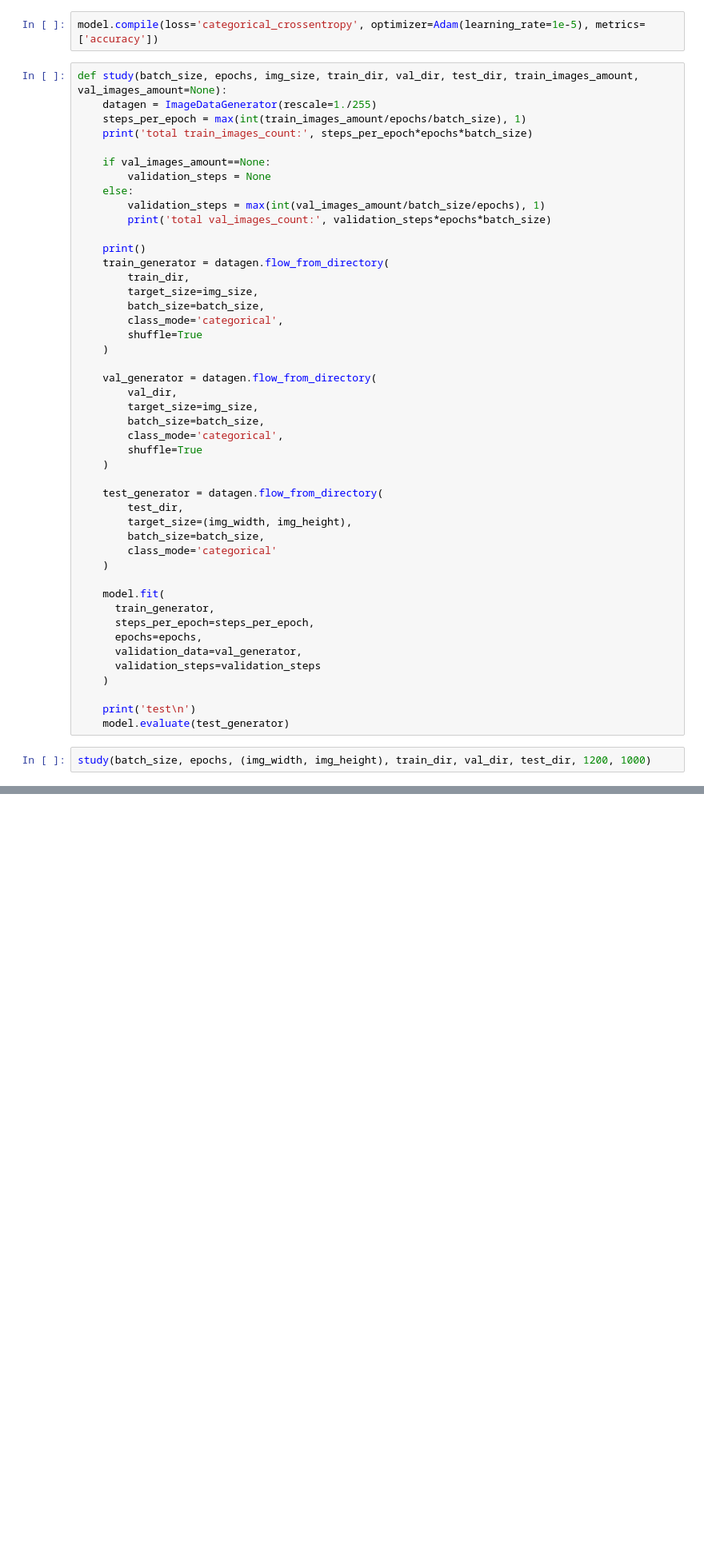
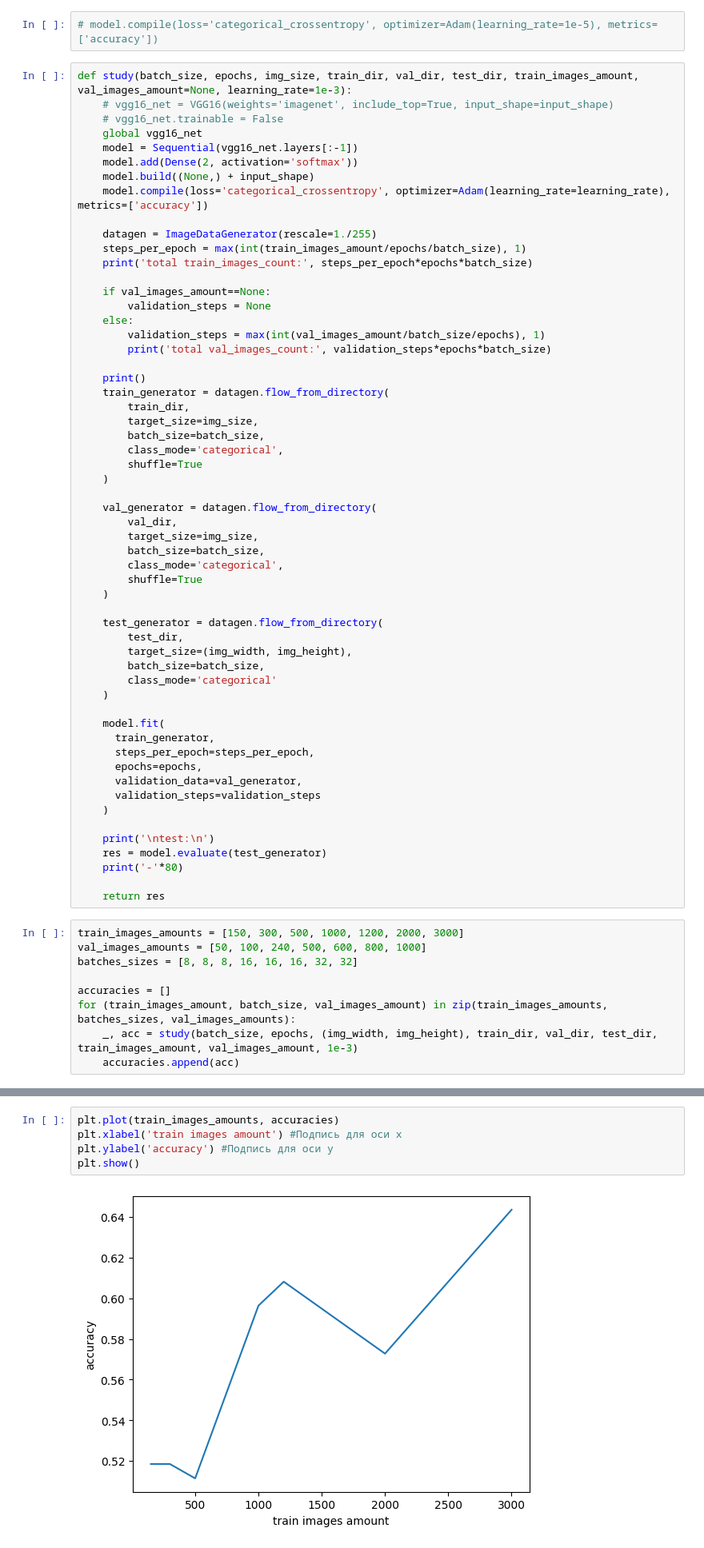
Before and after one commit to HaGu6aToP/Transfer-of-learning, a Jupyter notebook: Untitled1.ipynb, the cells around one changed output, grey strips where cells are left out. Shown at 80% size. Drawn from its saved outputs; the diff is of its cells as text; blank space fills up the shorter version.

```diff
--- a/Untitled1.ipynb
+++ b/Untitled1.ipynb
@@ -81,9 +87,17 @@ Model: "sequential_10"
  Trainable params: 8,194 (32.01 KB)
  Non-trainable params: 134,260,544 (512.16 MB)
 # %%
-model.compile(loss='categorical_crossentropy', optimizer=Adam(learning_rate=1e-5), metrics=['accuracy'])
+# model.compile(loss='categorical_crossentropy', optimizer=Adam(learning_rate=1e-5), metrics=['accuracy'])
 # %%
-def study(batch_size, epochs, img_size, train_dir, val_dir, test_dir, train_images_amount, val_images_amount=None):
+def study(batch_size, epochs, img_size, train_dir, val_dir, test_dir, train_images_amount, val_images_amount=None, learning_rate=1e-3):
+    # vgg16_net = VGG16(weights='imagenet', include_top=True, input_shape=input_shape)
+    # vgg16_net.trainable = False
+    global vgg16_net
+    model = Sequential(vgg16_net.layers[:-1])
+    model.add(Dense(2, activation='softmax'))
+    model.build((None,) + input_shape)
+    model.compile(loss='categorical_crossentropy', optimizer=Adam(learning_rate=learning_rate), metrics=['accuracy'])
+
     datagen = ImageDataGenerator(rescale=1./255)
     steps_per_epoch = max(int(train_images_amount/epochs/batch_size), 1)
     print('total train_images_count:', steps_per_epoch*epochs*batch_size)
@@ -126,8 +140,18 @@ def study(batch_size, epochs, img_size, train_dir, val_dir, test_dir, train_imag
       validation_steps=validation_steps
     )
 
-    print('test\n')
-    model.evaluate(test_generator)
+    print('\ntest:\n')
+    res = model.evaluate(test_generator)
+    print('-'*80)
+
+    return res
 # %%
-study(batch_size, epochs, (img_width, img_height), train_dir, val_dir, test_dir, 1200, 1000)
+train_images_amounts = [150, 300, 500, 1000, 1200, 2000, 3000]
+val_images_amounts = [50, 100, 240, 500, 600, 800, 1000]
+batches_sizes = [8, 8, 8, 16, 16, 16, 32, 32]
+
+accuracies = []
+for (train_images_amount, batch_size, val_images_amount) in zip(train_images_amounts, batches_sizes, val_images_amounts):
+    _, acc = study(batch_size, epochs, (img_width, img_height), train_dir, val_dir, test_dir, train_images_amount, val_images_amount, 1e-3)
+    accuracies.append(acc)
 # %% [output]
@@ -155,0 +181,7 @@ model.evaluate(test_generator)
+# %%
+plt.plot(train_images_amounts, accuracies)
+plt.xlabel('train images amount') #Подпись для оси х
+plt.ylabel('accuracy') #Подпись для оси y
+plt.show()
+# %% [output]
+[figure, added]
```
Also changed, not shown: parts of 15 cells of this notebook.
